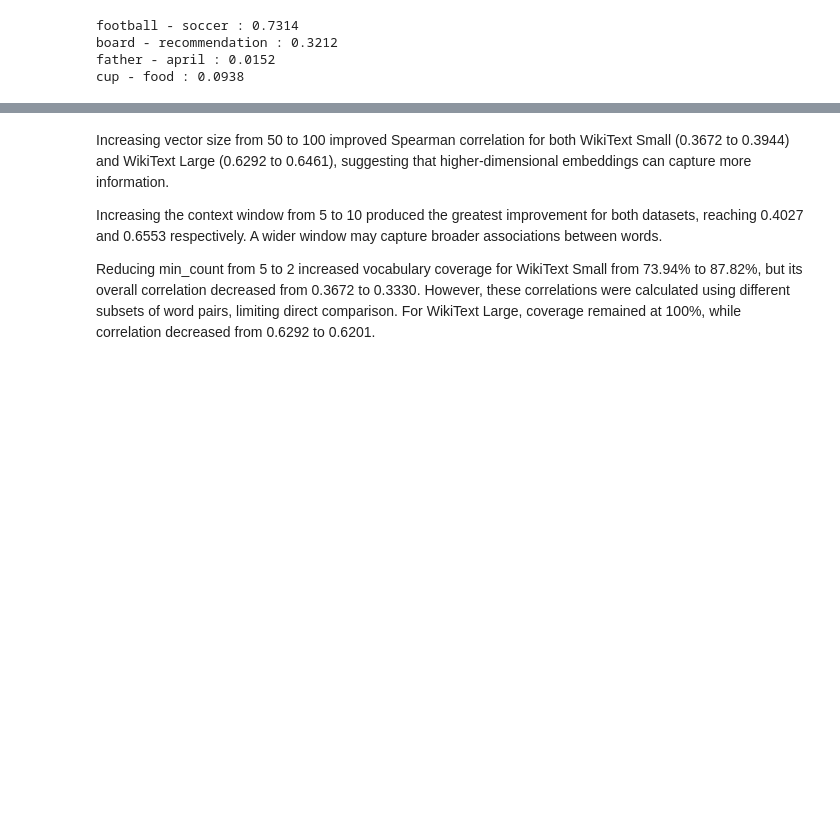
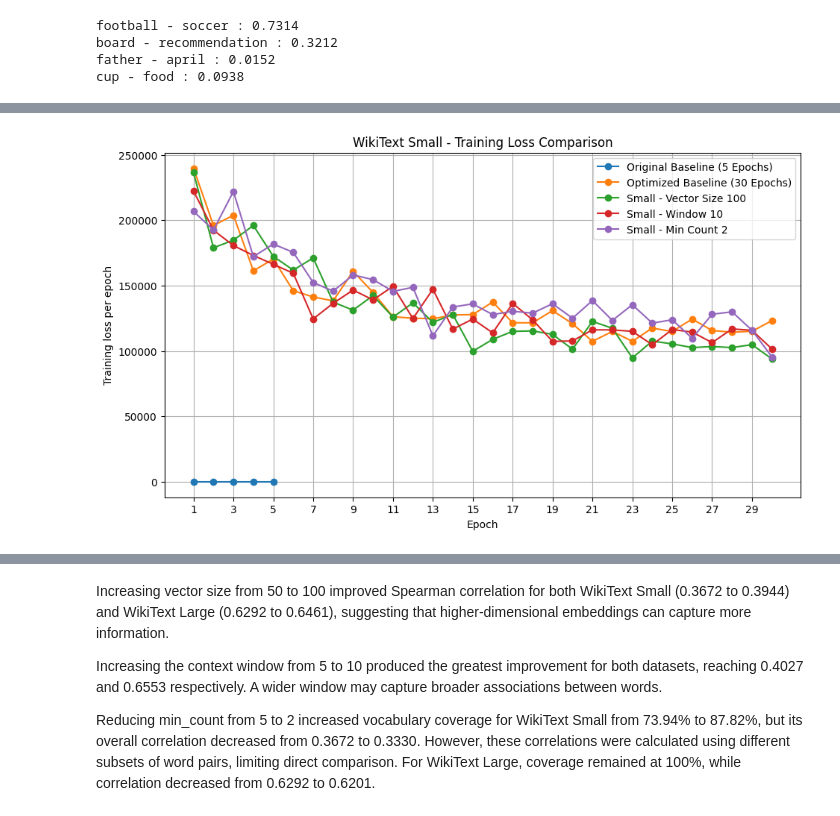
Before and after one commit to yvn2000/NLP_CW1, a Jupyter notebook: material/F21NL_CW1.ipynb, the cells around one changed output, grey strips where cells are left out. Drawn from its saved outputs; the diff is of its cells as text; code cells hidden in the pictures; blank space fills up the shorter version.

```diff
--- a/material/F21NL_CW1.ipynb
+++ b/material/F21NL_CW1.ipynb
@@ -667,6 +726,9 @@ for document in islice(large_corpus, 2):
 from gensim.models import Word2Vec
 import os
 
+#Train the baseline model for WikiText Large using the same hyperparameters given by the coursework specifications
+#(TRAIN BASELINES - CW STEP 2B)
+large_baseline_logger = EpochLossLogger()
 model_large = Word2Vec(
     sentences=large_corpus,
     vector_size=50,
@@ -675,7 +737,8 @@ model_large = Word2Vec(
     workers=8,
     epochs=5,
     sg=0,
-    seed=42
+    seed=42,
+    callbacks=[large_baseline_logger]
 )
 
 print("Large model training complete!")
@@ -1792,0 +1462,57 @@ Coverage: 100.0 %
+# %%
+#results table
+all_small_results = [
+    small_baseline_results,
+    optimized_baseline
+] + small_hyperparameter_results
+
+
+small_hyperparameter_df = pd.DataFrame(all_small_results)
+
+columns = [
+    "Model",
+    "Epochs",
+    "Vector Size",
+    "Window",
+    "Min Count",
+    "Vocabulary Size",
+    "Total Pairs",
+    "Evaluated Pairs",
+    "Missing Pairs",
+    "Spearman Correlation",
+    "P-value",
+    "Coverage"
+]
+
+#display(small_hyperparameter_df[columns].round(4))
+display(small_hyperparameter_df[columns])
+
+
+
+all_small_loggers = {}
+
+if "baseline_logger" in globals():
+    all_small_loggers["Original Baseline (5 Epochs)"] = small_baseline_logger
+
+all_small_loggers["Original Baseline (5 Epochs)"] = small_baseline_logger
+all_small_loggers["Optimized Baseline (30 Epochs)"] = optimized_logger
+all_small_loggers.update(small_hyperparameter_loggers)
+
+
+#training loss curves
+plt.figure(figsize=(11, 6))
+for name, logger in all_small_loggers.items():
+    plt.plot(
+        range(1, len(logger.epoch_losses) + 1),
+        logger.epoch_losses,
+        marker="o",
+        label=name
+    )
+
+plt.xlabel("Epoch")
+plt.ylabel("Training loss per epoch")
+plt.title("WikiText Small - Training Loss Comparison")
+plt.xticks(range(1, 31, 2))
+plt.legend()
+plt.grid(True)
+# %% [output]
@@ -1792,0 +1525 @@ Coverage: 100.0 %
+[figure, added]
```
Also changed, not shown: parts of 67 cells of this notebook.
